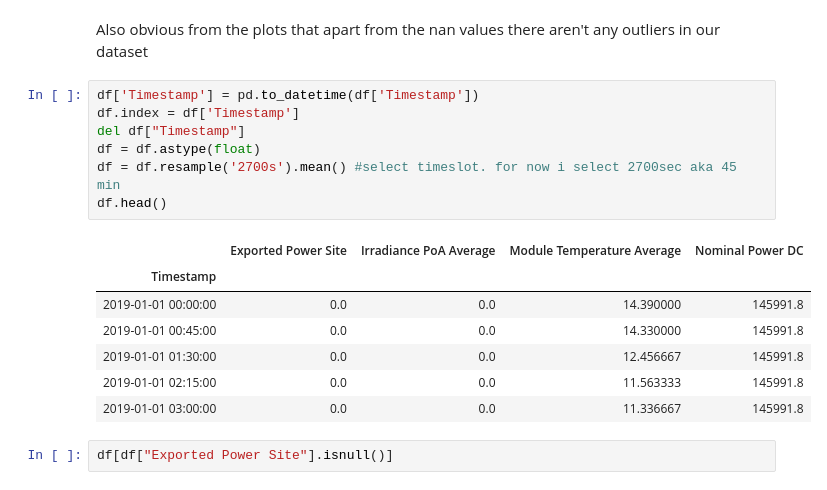
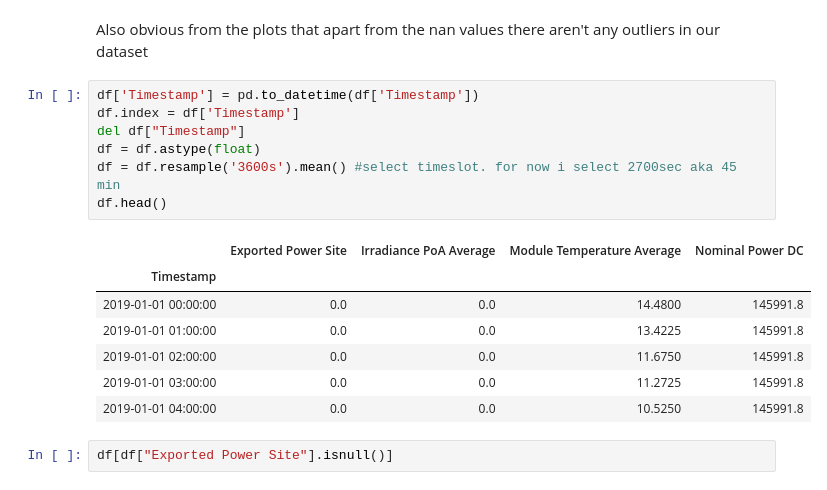
Before and after one commit to dimitrisl/PowerSeries, a Jupyter notebook: Power_ML.ipynb, the cells around one changed output. Cells and saved outputs as stored; diff of their text form.

```diff
--- a/Power_ML.ipynb
+++ b/Power_ML.ipynb
@@ -85,18 +80,18 @@ Also obvious from the plots that apart from the nan values there aren't any outl
 # %%
 df['Timestamp'] = pd.to_datetime(df['Timestamp'])
 df.index = df['Timestamp']
 del df["Timestamp"]
 df = df.astype(float)
-df = df.resample('2700s').mean() #select timeslot. for now i select 2700sec aka 45 min
+df = df.resample('3600s').mean() #select timeslot. for now i select 2700sec aka 45 min
 df.head()
 # %% [output]
 |  | Exported Power Site | Irradiance PoA Average | Module Temperature Average | Nominal Power DC |
 | Timestamp |  |  |  |  |
-| 2019-01-01 00:00:00 | 0.0 | 0.0 | 14.390000 | 145991.8 |
-| 2019-01-01 00:45:00 | 0.0 | 0.0 | 14.330000 | 145991.8 |
-| 2019-01-01 01:30:00 | 0.0 | 0.0 | 12.456667 | 145991.8 |
-| 2019-01-01 02:15:00 | 0.0 | 0.0 | 11.563333 | 145991.8 |
-| 2019-01-01 03:00:00 | 0.0 | 0.0 | 11.336667 | 145991.8 |
+| 2019-01-01 00:00:00 | 0.0 | 0.0 | 14.4800 | 145991.8 |
+| 2019-01-01 01:00:00 | 0.0 | 0.0 | 13.4225 | 145991.8 |
+| 2019-01-01 02:00:00 | 0.0 | 0.0 | 11.6750 | 145991.8 |
+| 2019-01-01 03:00:00 | 0.0 | 0.0 | 11.2725 | 145991.8 |
+| 2019-01-01 04:00:00 | 0.0 | 0.0 | 10.5250 | 145991.8 |
 # %%
 df[df["Exported Power Site"].isnull()]
 # %% [output]
```
Also changed, not shown: parts of 47 cells of this notebook.
